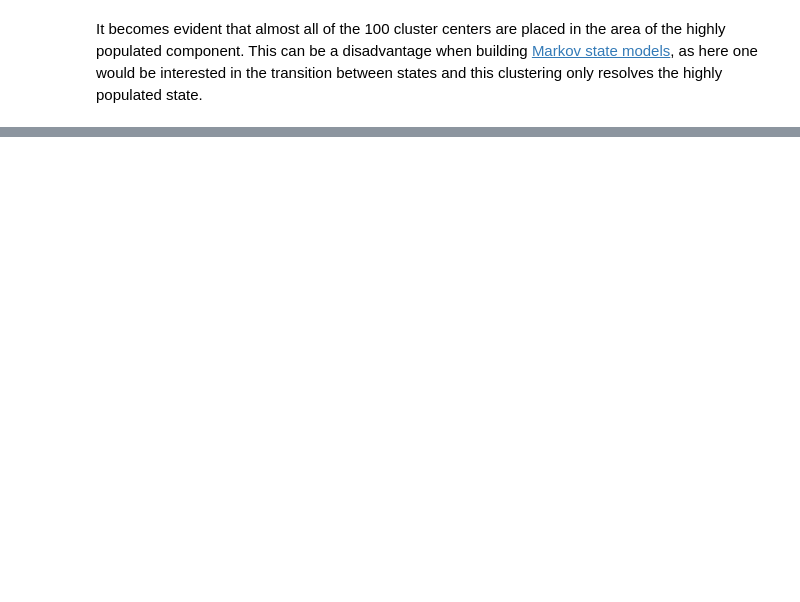
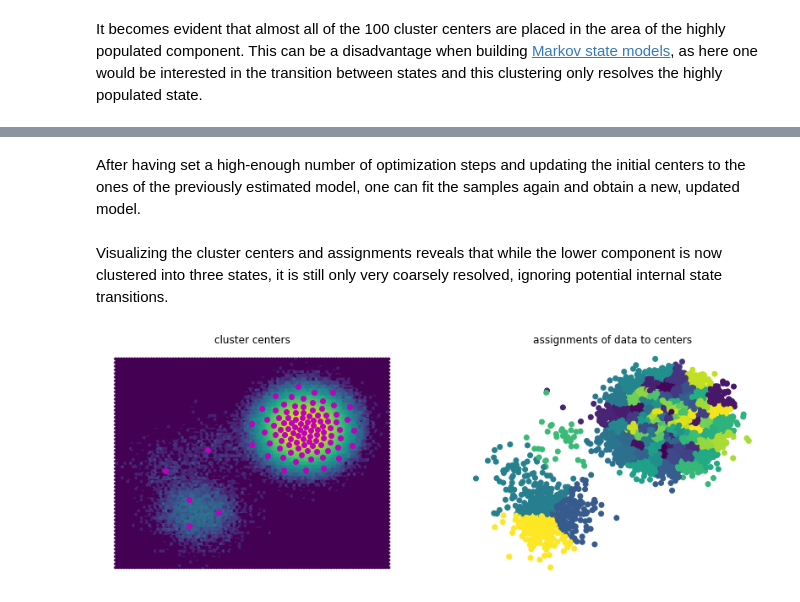
Before and after one commit to deeptime-ml/deeptime, a Jupyter notebook: docs/source/notebooks/clustering.ipynb, the cells around one changed output, grey strips where cells are left out. Saved outputs shown, nothing was run; the diff lists cells and outputs as text; code cells hidden in the pictures; blank space fills up the shorter version.

```diff
--- a/docs/source/notebooks/clustering.ipynb
+++ b/docs/source/notebooks/clustering.ipynb
@@ -80,0 +102,18 @@ It becomes evident that almost all of the 100 cluster centers are placed in the
+# %% [markdown]
+After having set a high-enough number of optimization steps and updating the initial centers to the ones of the previously estimated model, one can fit the samples again and obtain a new, updated model.
+# %%
+clustering_new = estimator.fit(samples).fetch_model()
+# %% [markdown]
+Visualizing the cluster centers and assignments reveals that while the lower component is now clustered into three states, it is still only very coarsely resolved, ignoring potential internal state transitions.
+# %%
+f, (ax1, ax2) = plt.subplots(1, 2, figsize=(14, 5))
+ax1.hexbin(*(samples.T), bins='log')
+ax1.scatter(*(clustering_new.cluster_centers.T), marker='o', c='m')
+ax1.axis('off')
+ax1.set_title('cluster centers')
+
+ax2.scatter(*(samples[::10].T), c=clustering_new.transform(samples)[::10])
+ax2.axis('off')
+ax2.set_title('assignments of data to centers');
+# %% [output]
+[figure, added]
```
Also changed, not shown: parts of 28 cells of this notebook, 3 other files.
